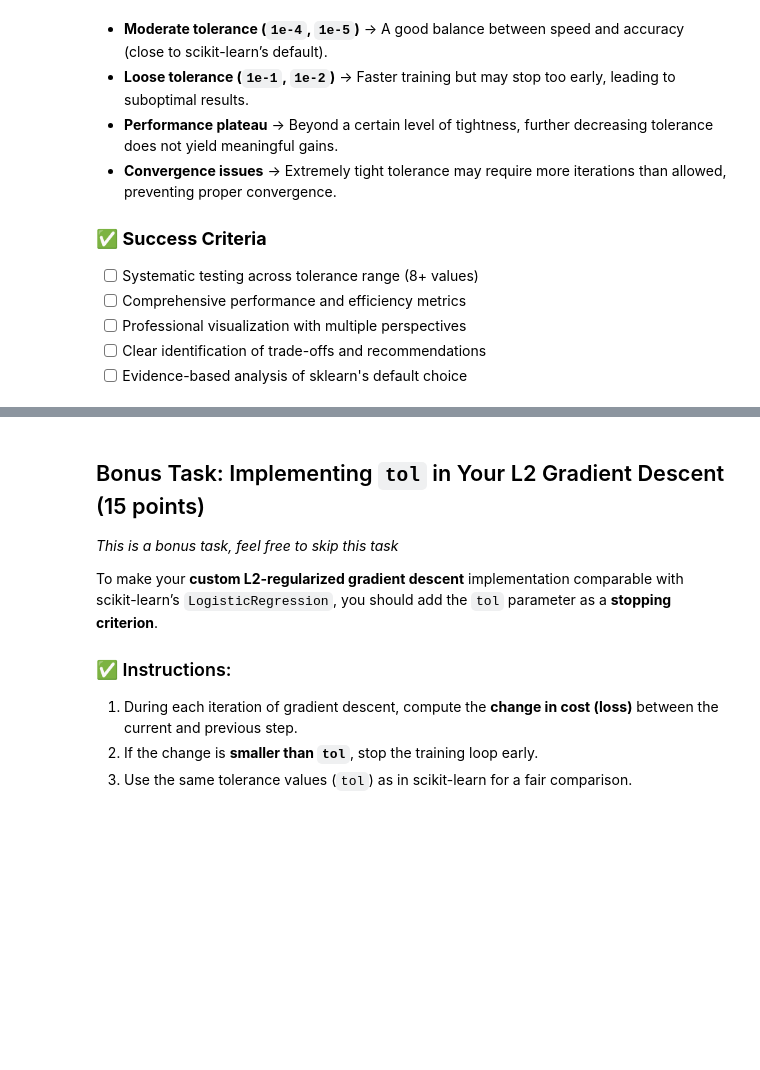
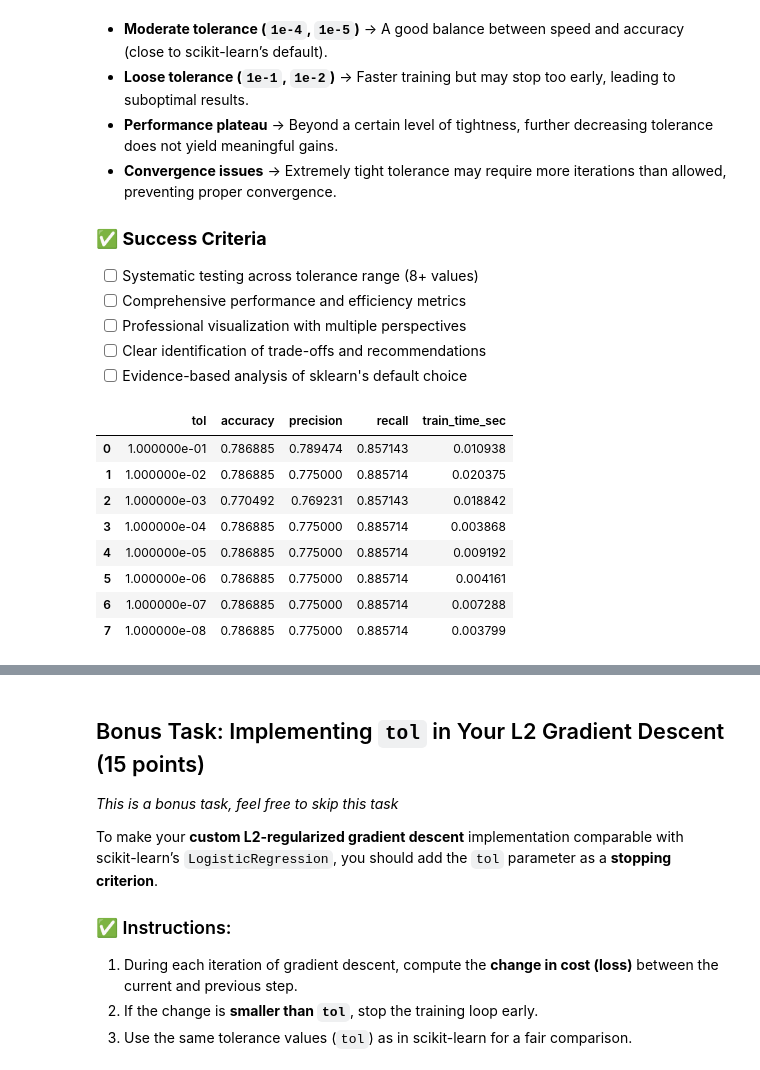
Before and after one commit to gabbymp3/stat362, a Jupyter notebook: student/homeworks/Assignment 1/HW1_binary.ipynb, the cells around one changed output, grey strips where cells are left out. Saved outputs shown, nothing was run; the diff lists cells and outputs as text; code cells hidden in the pictures; blank space fills up the shorter version.

```diff
--- a/student/homeworks/Assignment 1/HW1_binary.ipynb
+++ b/student/homeworks/Assignment 1/HW1_binary.ipynb
@@ -731,3 +781,41 @@ Experiment with the following `tol` values to explore their impact on model conv
 - [ ] Professional visualization with multiple perspectives
 - [ ] Clear identification of trade-offs and recommendations
 - [ ] Evidence-based analysis of sklearn's default choice
+# %%
+import time
+tol_values = [1e-1, 1e-2, 1e-3, 1e-4, 1e-5, 1e-6, 1e-7, 1e-8]
+
+results = []
+
+for tol in tol_values:
+    start_time = time.time()
+    model = LogisticRegression(
+        penalty='l2',
+        C=1/0.01,
+        tol=tol,
+        max_iter=1200
+    )
+    model.fit(X_train_array, y_train)
+    train_time = time.time() - start_time
+    preds = model.predict(X_test_array)
+
+    results.append({
+        'tol': tol,
+        'accuracy': accuracy_score(y_test, preds),
+        'precision': precision_score(y_test, preds),
+        'recall': recall_score(y_test, preds),
+        'train_time_sec': train_time,
+    })
+
+df_results = pd.DataFrame(results)
+df_results
+# %% [output]
+|  | tol | accuracy | precision | recall | train_time_sec |
+| 0 | 1.000000e-01 | 0.786885 | 0.789474 | 0.857143 | 0.010938 |
+| 1 | 1.000000e-02 | 0.786885 | 0.775000 | 0.885714 | 0.020375 |
+| 2 | 1.000000e-03 | 0.770492 | 0.769231 | 0.857143 | 0.018842 |
+| 3 | 1.000000e-04 | 0.786885 | 0.775000 | 0.885714 | 0.003868 |
+| 4 | 1.000000e-05 | 0.786885 | 0.775000 | 0.885714 | 0.009192 |
+| 5 | 1.000000e-06 | 0.786885 | 0.775000 | 0.885714 | 0.004161 |
+| 6 | 1.000000e-07 | 0.786885 | 0.775000 | 0.885714 | 0.007288 |
+| 7 | 1.000000e-08 | 0.786885 | 0.775000 | 0.885714 | 0.003799 |
```
Also changed, not shown: parts of 11 cells of this notebook.
